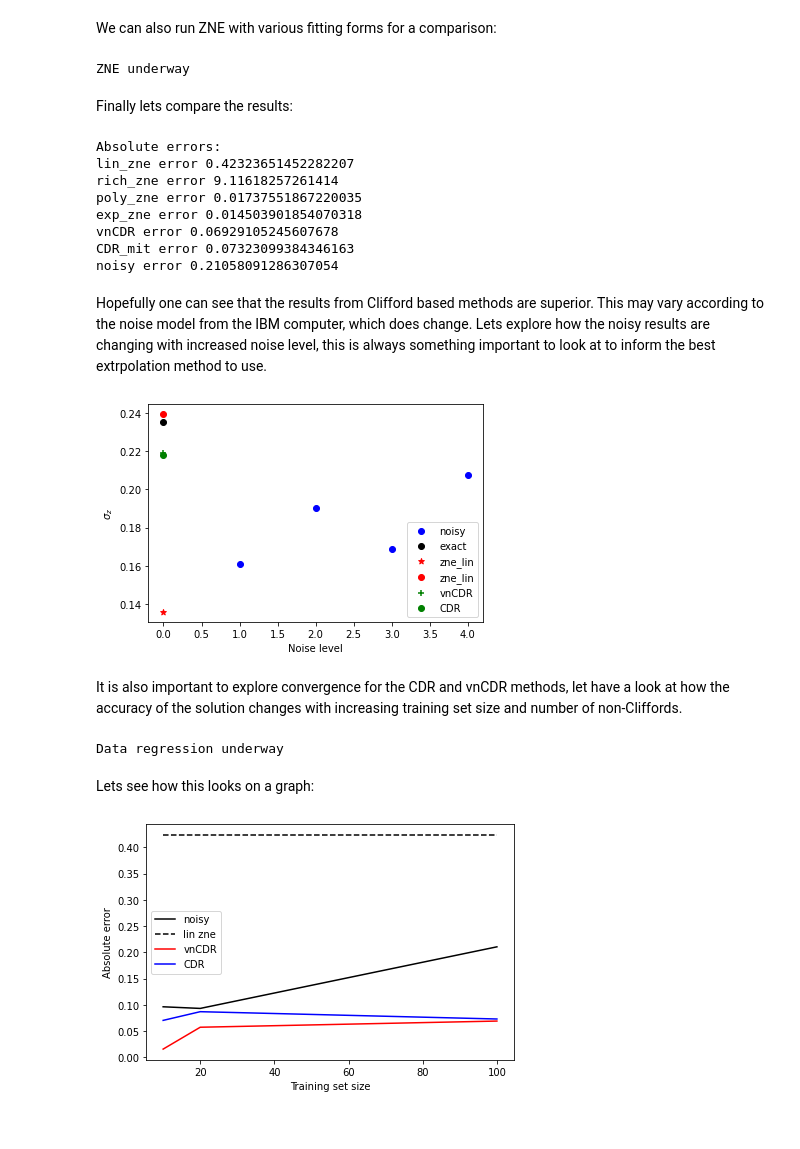
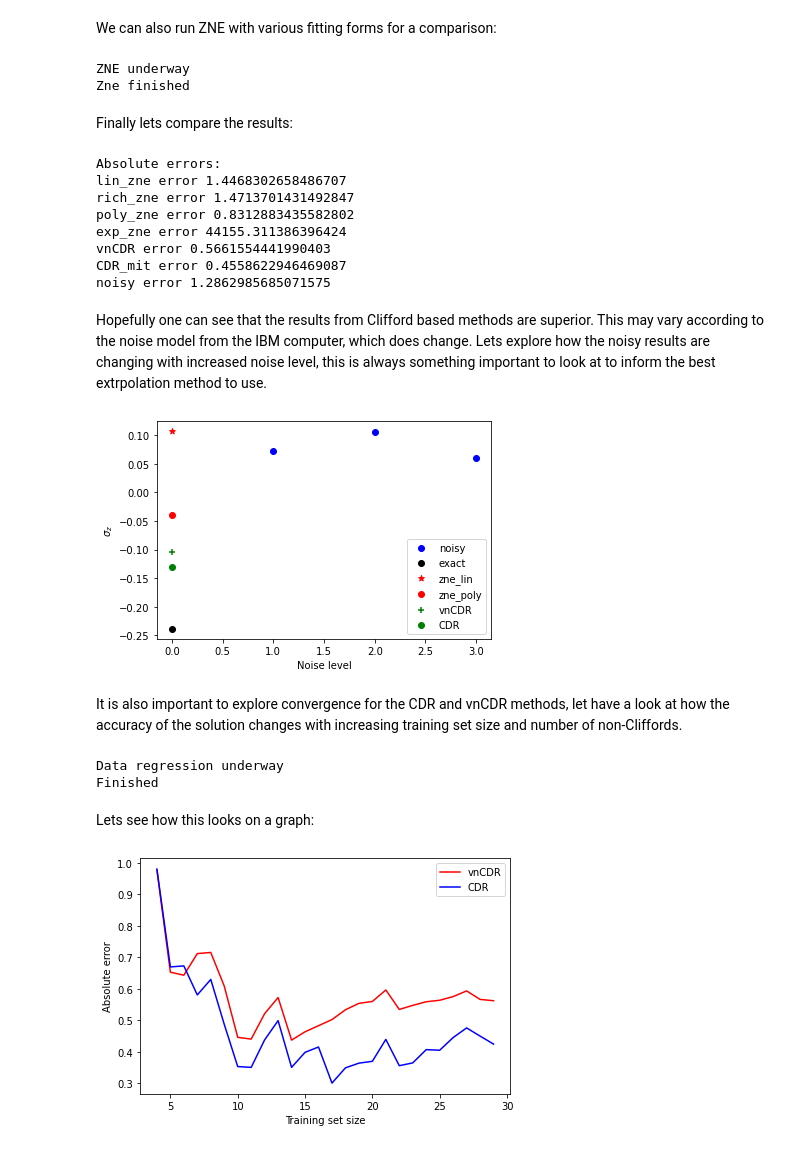
Before and after one commit to unitaryfund/mitiq, a Jupyter notebook: mitiq/vnCDR/vnCDR_sketch.ipynb, the cells around one changed output. Saved outputs shown, nothing was run; the diff lists cells and outputs as text; code cells hidden in the pictures.

```diff
--- a/mitiq/vnCDR/vnCDR_sketch.ipynb
+++ b/mitiq/vnCDR/vnCDR_sketch.ipynb
@@ -324,7 +333,7 @@ def CircToArray(
             qubit = circ.data[i][1][0].index
             qubits_list.append(qubit)
             cbit_list.append(None)
-            parameters_list.append(float(parameters))
+            parameters_list.append(float(parameters)%(2*np.pi))
         elif name =='rx':
             parameters = np.pi/2
             gates_list.append('rx')
@@ -862,7 +1037,8 @@ We need to use a smaller number than the above result and lets just assume we ar
 # %%
-scale_factors = [1.0,2.0,3.0,4.0]
-M=100
-N=8
+# fix parameters for CDR:
+scale_factors = [1.0,2.0,3.0]
+M=30
+N=4
 # %% [markdown]
 Now lets execute the vnCDR and CDR mitigation methods. Note this may take some time due to the construction of the training set.
 # %%
@@ -908,0 +1091,10 @@ In general a training set with a diverse range of both noisy and exact values is
+# %%
+print('Data regression underway')
+
+# Now including sigma argument:
+
+sigma = 0.5
+vnCDR_mit, CDR_mit, noisy, training_data = clifford_data_mitigation(circuit_new, scale_factors,M,N, sigma)
+print('Running exact simulation (with shot noise)')
+exact = simulator(circuit_new)
+print('Finished')
@@ -926,8 +1153,10 @@ lin_zne = linear_fac.run(circuit_new, executor, scale_noise=partial(fold_gates_a
 rich_zne = richardson_fac.run(circuit_new, executor, scale_noise=partial(fold_gates_at_random, fidelities={"single": 1.0,"CNOT": 0.99}))
 poly_zne = poly_fac.run(circuit_new, executor, scale_noise=partial(fold_gates_at_random, fidelities={"single": 1.0,"CNOT": 0.99}))
 exp_zne = exp_fac.run(circuit_new, executor, scale_noise=partial(fold_gates_at_random, fidelities={"single": 1.0,"CNOT": 0.99}))
+print('Zne finished')
 # %% [output]
 ZNE underway
+Zne finished
 # %% [markdown]
 Finally lets compare the results:
 # %%
@@ -956,16 +1185,16 @@ except:
 
 print('vnCDR error', Abs_error(vnCDR_mit, exact))
 print('CDR_mit error', Abs_error(CDR_mit, exact))
-print('noisy error', Abs_error(noisy, exact))
+print('noisy error', Abs_error(noisy[0], exact))
 # %% [output]
 Absolute errors:
-lin_zne error 0.42323651452282207
-rich_zne error 9.11618257261414
-poly_zne error 0.01737551867220035
-exp_zne error 0.014503901854070318
-vnCDR error 0.06929105245607678
-CDR_mit error 0.07323099384346163
-noisy error 0.21058091286307054
+lin_zne error 1.4468302658486707
+rich_zne error 1.4713701431492847
+poly_zne error 0.8312883435582802
+exp_zne error 44155.311386396424
+vnCDR error 0.5661554441990403
+CDR_mit error 0.4558622946469087
+noisy error 1.2862985685071575
 # %% [markdown]
 Hopefully one can see that the results from Clifford based methods are superior. This may vary according to the noise model from the IBM computer, which does change. Lets explore how the noisy results are changing with increased noise level, this is always something important to look at to inform the best extrpolation method to use.
 # %%
@@ -975,7 +1204,7 @@ plt.figure(1)
 plt.scatter(scale_factors, circuit_data_example, label = 'noisy', color = 'blue')
 plt.scatter([0], [exact], label = 'exact', color = 'black')
 plt.scatter([0], [zne_lin], label = 'zne_lin', color = 'red', marker = '*')
-plt.scatter([0], [zne_poly], label = 'zne_lin', color = 'red', marker = 'o')
+plt.scatter([0], [zne_poly], label = 'zne_poly', color = 'red', marker = 'o')
 plt.scatter([0], [vnCDR_mit], label = 'vnCDR', color = 'green', marker = '+')
 plt.scatter([0], [CDR_mit], label = 'CDR', color = 'green', marker = 'o')
 plt.xlabel('Noise level')
@@ -983,36 +1212,36 @@ plt.ylabel(r'$\sigma_{z}$')
 plt.legend()
 plt.show()
 # %% [output]
-[figure, old version]
+[figure, new version]
 # %% [markdown]
 It is also important to explore convergence for the CDR and vnCDR methods, let have a look at how the accuracy of the solution changes with increasing training set size and number of non-Cliffords.
-# %%
-M_2 = 10
-M_3 = 20
-print('Data regression underway')
-vnCDR_mit_M_2, CDR_mit_M_2, noisy_M_2, _ = clifford_data_mitigation(circuit_new, scale_factors, M_2, N)
-vnCDR_mit_M_3, CDR_mit_M_3, noisy_M_3, _ = clifford_data_mitigation(circuit_new, scale_factors, M_3, N)
-# %% [output]
-Data regression underway
+# %%
+CDR_list = []
+vnCDR_list = []
+M_list=np.arange(4,M,1)
+print('Data regression underway')
+for M_1 in M_list:
+    vnCDR_mit = vnCDR_mitigate(training_data[0:M_1], noisy)
+    vnCDR_list.append(Abs_error(vnCDR_mit, exact))
+    CDR_mit =CDR_mitigate(training_data[0:M_1], noisy[0])
+    CDR_list.append(Abs_error(CDR_mit, exact))
+print('Finished')
+# %% [output]
+Data regression underway
+Finished
 # %% [markdown]
 Lets see how this looks on a graph:
 # %%
 plt.figure(2)
-plt.plot([M_2,M_3,M], [Abs_error(noisy_M_2, exact), Abs_error(noisy_M_3, exact), Abs_error(noisy, exact)],
-         label = 'noisy', color = 'black')
-plt.plot([M_2,M_3,M], [Abs_error(zne_lin, exact), Abs_error(zne_lin, exact), Abs_error(zne_lin, exact)],
-         label = 'lin zne', color = 'black', ls='--')
-plt.plot([M_2,M_3,M], [Abs_error(vnCDR_mit_M_2, exact), Abs_error(vnCDR_mit_M_3,exact), Abs_error(vnCDR_mit, exact)],
-         label = 'vnCDR', color = 'red')
-plt.plot([M_2,M_3,M], [Abs_error(CDR_mit_M_2, exact), Abs_error(CDR_mit_M_3,exact), Abs_error(CDR_mit, exact)],
-         label = 'CDR', color = 'blue')
+plt.plot(M_list,vnCDR_list,label = 'vnCDR', color = 'red')
+plt.plot(M_list, CDR_list, label = 'CDR', color = 'blue')
 plt.legend()
 plt.ylabel('Absolute error')
 plt.xlabel('Training set size')
 plt.tight_layout()
 plt.show()
 # %% [output]
-[figure, old version]
+[figure, new version]
 # %% [markdown]
 Convergence is observed with training set size. In general the CDR method converges more slowly. When converged both regression methods show an improvement over linear ZNE, but their performance is very similar. Due to the training set construction method, the convergence observed can be very quick or more slow, depending on how lucky one gets when completeing the Clifford projections. It can also be quite discontinous without doing any repeats, so the above graph may appear a little odd.
 
```
Also changed, not shown: parts of 29 cells of this notebook.
